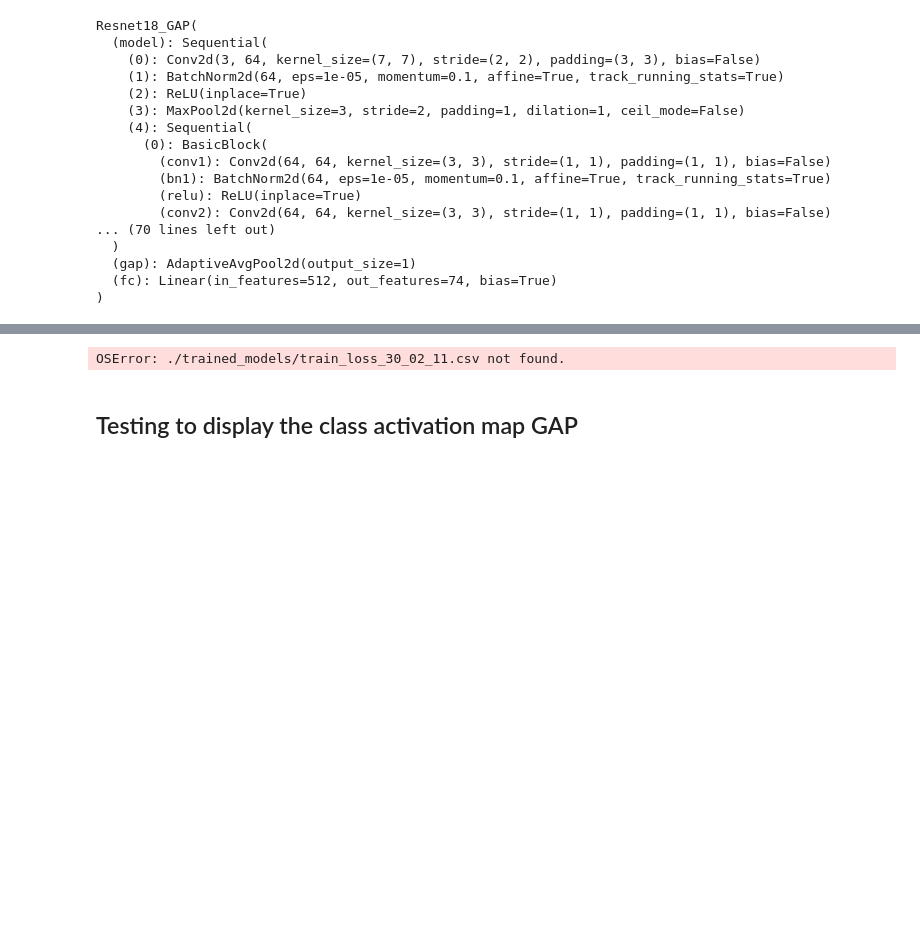
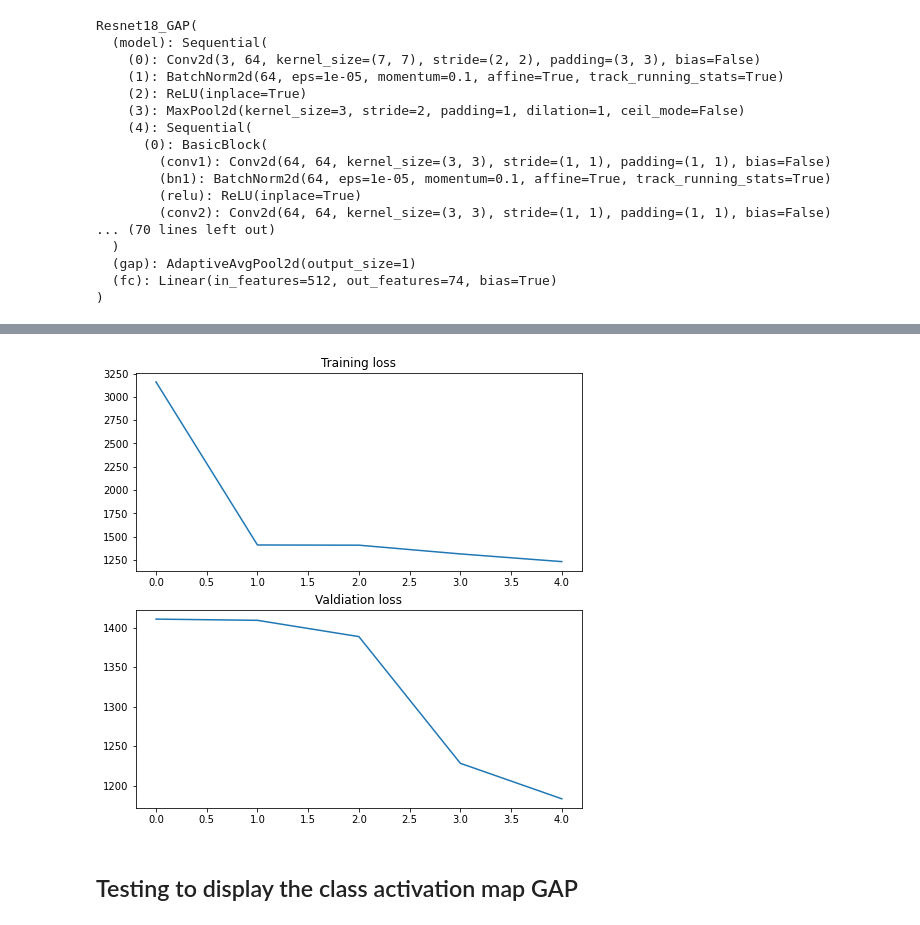
Before and after one commit to WizenPainter/autotetris, a Jupyter notebook: individual_tests/alejandro/alejandro_test.ipynb, the cells around one changed output, grey strips where cells are left out. Drawn from its saved outputs; the diff is of its cells as text; code cells hidden in the pictures; blank space fills up the shorter version.

```diff
--- a/individual_tests/alejandro/alejandro_test.ipynb
+++ b/individual_tests/alejandro/alejandro_test.ipynb
@@ -204,8 +204,10 @@ plot_CAM(model, test_loader, 3)
 # %%
-train_loss = np.loadtxt("./trained_models/train_loss_30_02_11.csv", delimiter="\n")
-val_loss = np.loadtxt("./trained_models/val_loss_20_02_11.csv", delimiter="\n")
+train_loss = np.loadtxt("train_loss.csv", delimiter="\n")
+val_loss = np.loadtxt("val_loss.csv", delimiter="\n")
-# %% [output]
-OSError: ./trained_models/train_loss_30_02_11.csv not found.
+# %%
+plot_losses(train_loss, val_loss)
+# %% [output]
+[figure, added]
 # %% [markdown]
 ## Testing to display the class activation map GAP
 # %%
```
Also changed, not shown: parts of 24 cells of this notebook, 4 other files.
